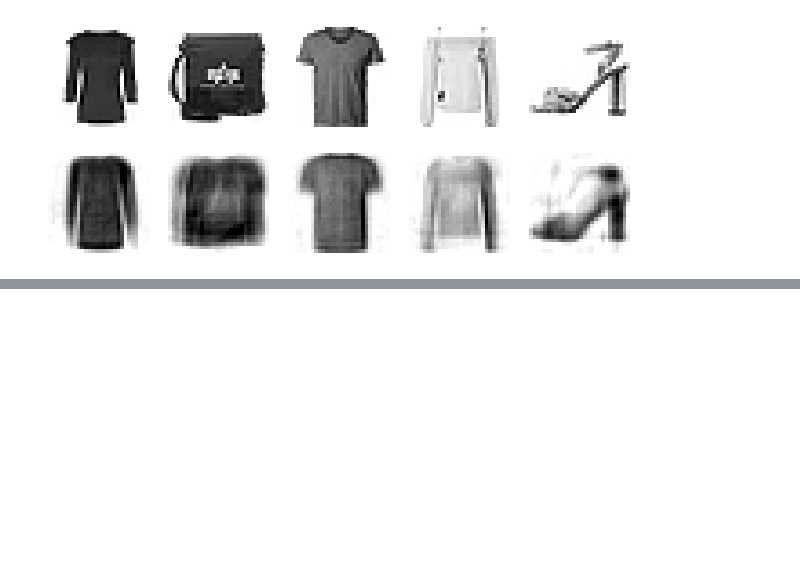
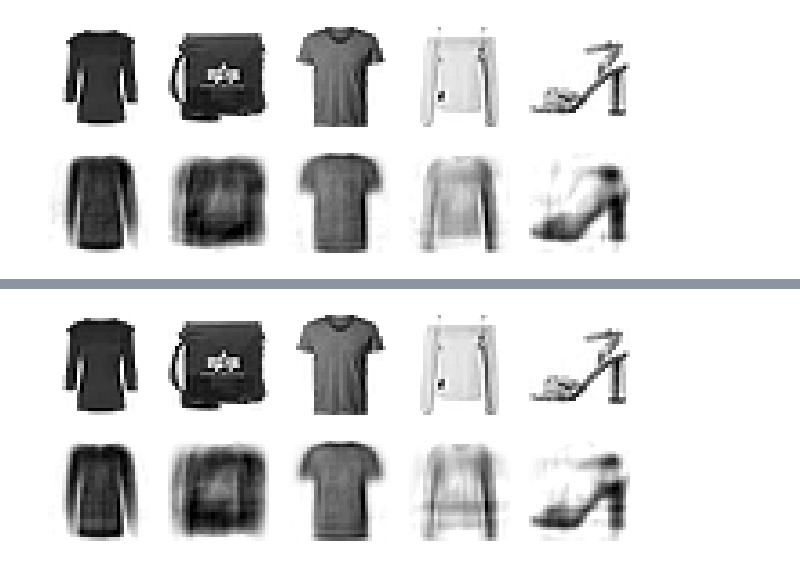
Before and after one commit to tandao0909/hands-on-with-DS, a Jupyter notebook: Chapter 17/generate.ipynb, the cells around one changed output, grey strips where cells are left out. Saved outputs shown, nothing was run; the diff lists cells and outputs as text; code cells hidden in the pictures; blank space fills up the shorter version.

```diff
--- a/Chapter 17/generate.ipynb
+++ b/Chapter 17/generate.ipynb
@@ -215,0 +275,3 @@ plot_reconstruction(tied_ae)
+# %%
+stacked_ae_1_by_1.compile(loss="mse", optimizer="nadam")
+stacked_ae_1_by_1.fit(X_train, X_train, epochs=5, validation_data=(X_valid, X_valid))
@@ -215,0 +290,4 @@ plot_reconstruction(tied_ae)
+# %%
+plot_reconstruction(stacked_ae_1_by_1)
+# %% [output]
+[figure, added]
```
Also changed, not shown: parts of 8 cells of this notebook, 1 other file.
